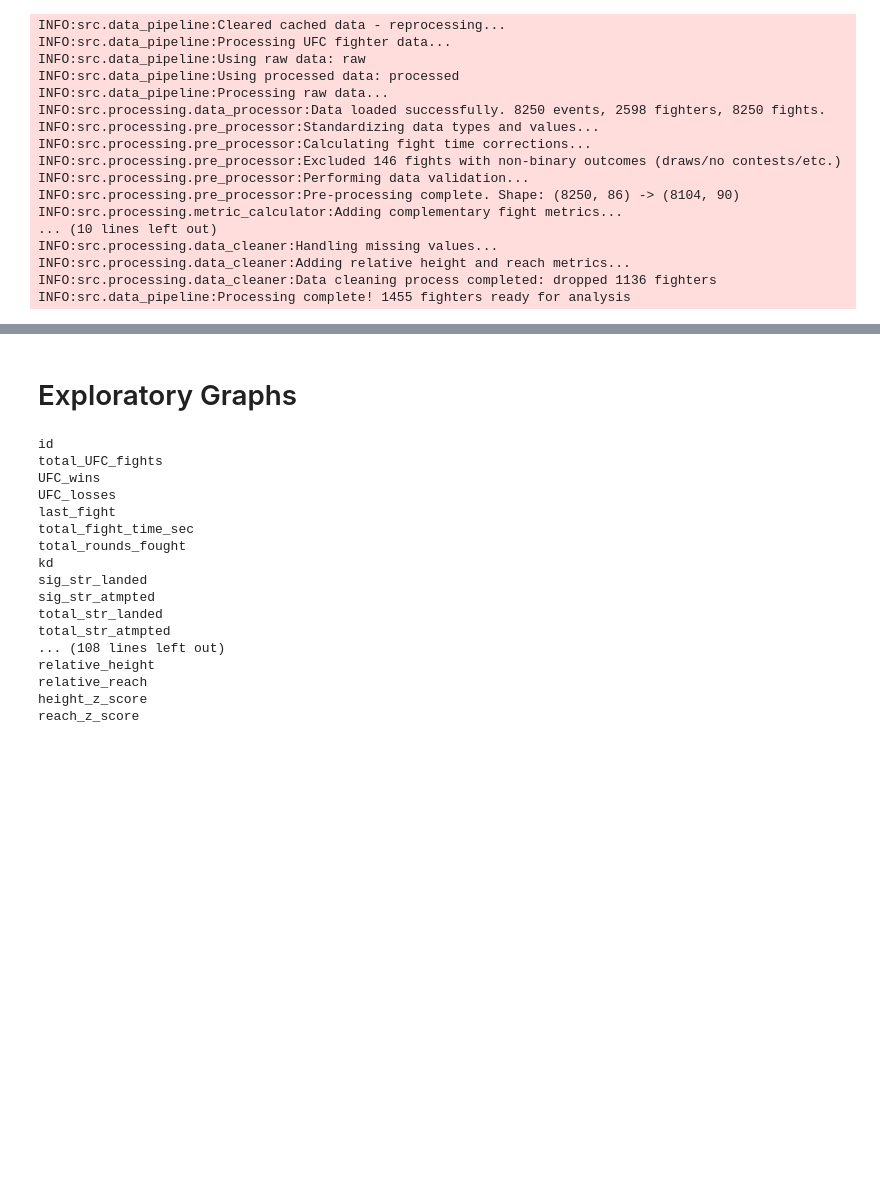
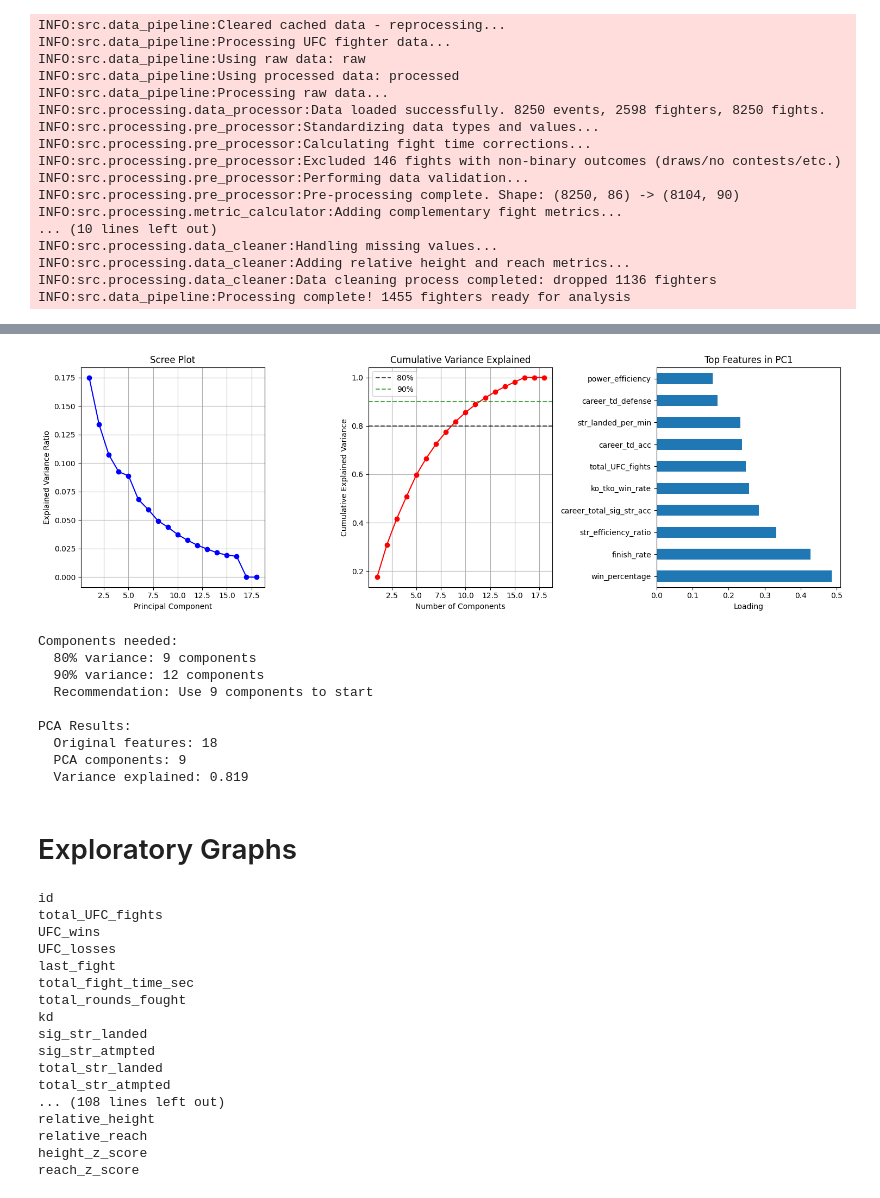
Before and after one commit to sgracia19/UFC_Fighter_Segmentation, a Jupyter notebook: notebooks/03_Clustering.ipynb, the cells around one changed output, grey strips where cells are left out. Cells and saved outputs as stored; diff of their text form; code cells hidden in the pictures; blank space fills up the shorter version.

```diff
--- a/notebooks/03_Clustering.ipynb
+++ b/notebooks/03_Clustering.ipynb
@@ -42,2 +256,73 @@ INFO:src.data_pipeline:Processing complete! 1455 fighters ready for analysis
+# %%
+# Apply PCA to see how many components we need
+pca_full = PCA()
+pca_full.fit(scaled_features)
+
+# Plot explained variance
+plt.figure(figsize=(15, 5))
+
+plt.subplot(1, 3, 1)
+plt.plot(range(1, len(pca_full.explained_variance_ratio_) + 1),
+         pca_full.explained_variance_ratio_, 'bo-')
+plt.xlabel('Principal Component')
+plt.ylabel('Explained Variance Ratio')
+plt.title('Scree Plot')
+plt.grid(True)
+
+plt.subplot(1, 3, 2)
+cumvar = np.cumsum(pca_full.explained_variance_ratio_)
+plt.plot(range(1, len(cumvar) + 1), cumvar, 'ro-')
+plt.axhline(y=0.8, color='k', linestyle='--', alpha=0.7, label='80%')
+plt.axhline(y=0.9, color='g', linestyle='--', alpha=0.7, label='90%')
+plt.xlabel('Number of Components')
+plt.ylabel('Cumulative Explained Variance')
+plt.title('Cumulative Variance Explained')
+plt.legend()
+plt.grid(True)
+
+# Find number of components for 80% and 90% variance
+n_80 = np.argmax(cumvar >= 0.8) + 1
+n_90 = np.argmax(cumvar >= 0.9) + 1
+
+plt.subplot(1, 3, 3)
+# Show feature importance for first 2 components
+components_df = pd.DataFrame(
+    pca_full.components_[:2].T,
+    columns=['PC1', 'PC2'],
+    index=available_features
+)
+components_df['abs_PC1'] = abs(components_df['PC1'])
+components_df.sort_values('abs_PC1', ascending=False).head(10)['PC1'].plot(kind='barh')
+plt.title('Top Features in PC1')
+plt.xlabel('Loading')
+
+plt.tight_layout()
+plt.show()
+
+print(f"Components needed:")
+print(f"  80% variance: {n_80} components")
+print(f"  90% variance: {n_90} components")
+print(f"  Recommendation: Use {n_80} components to start")
+
+# Apply PCA with recommended number of components
+n_components = n_80
+pca = PCA(n_components=n_components)
+pca_features = pca.fit_transform(scaled_features)
+
+print(f"\nPCA Results:")
+print(f"  Original features: {scaled_features.shape[1]}")
+print(f"  PCA components: {pca_features.shape[1]}")
+print(f"  Variance explained: {pca.explained_variance_ratio_.sum():.3f}")
+# %% [output]
+[figure, added]
+Components needed:
+  80% variance: 9 components
+  90% variance: 12 components
+  Recommendation: Use 9 components to start
+
+PCA Results:
+  Original features: 18
+  PCA components: 9
+  Variance explained: 0.819
 # %% [markdown]
 # Exploratory Graphs
```
Also changed, not shown: parts of 8 cells of this notebook.
